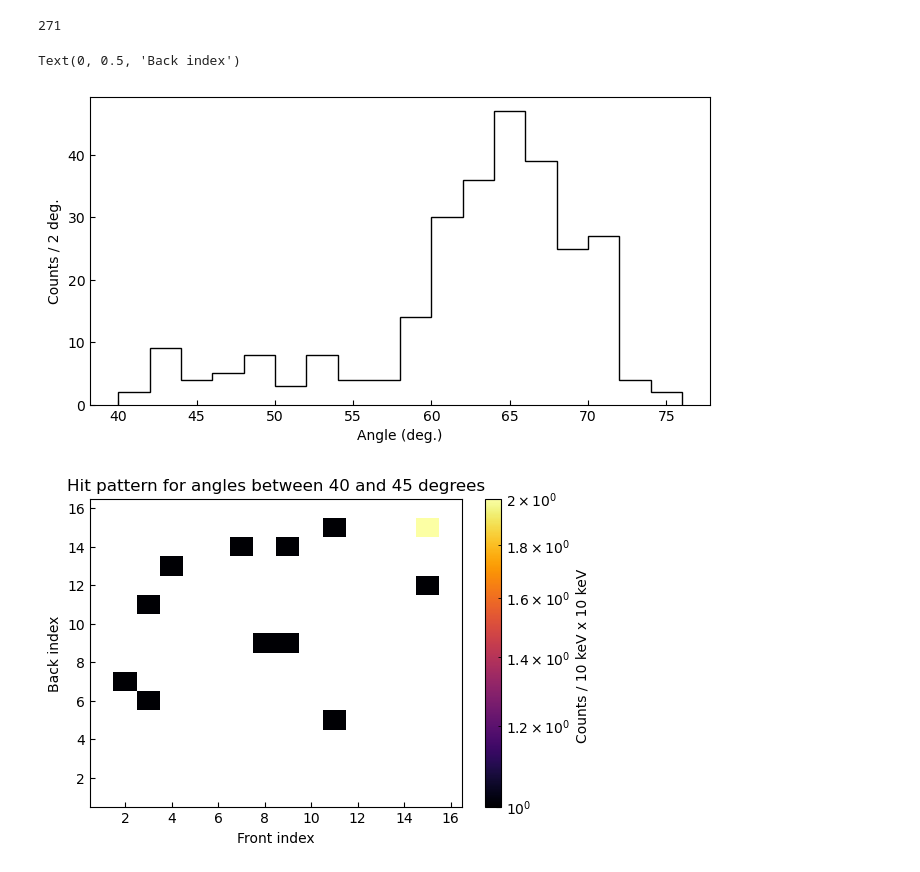
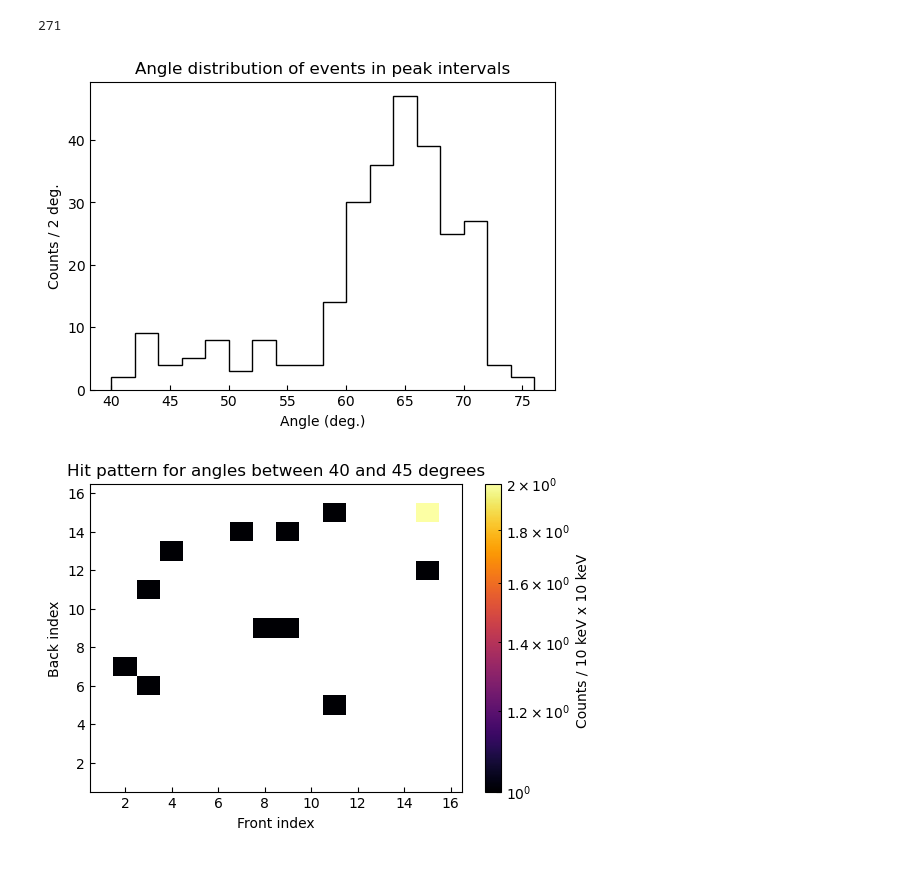
Before and after one commit to phaue/Masters, a Jupyter notebook: analysis/python/dataquality/FinalAnalysis.ipynb, the cells around one changed output. Drawn from its saved outputs; the diff is of its cells as text; code cells hidden in the pictures.

```diff
--- a/analysis/python/dataquality/FinalAnalysis.ipynb
+++ b/analysis/python/dataquality/FinalAnalysis.ipynb
@@ -15,6 +15,8 @@ datapath = "/home/haue/repositories/Masters/data/"
 Si_path = datapath + "bananas/Si"
 Siabove_path = datapath+ "aboveban/Si"
 cuts1 = datapath + "cuts/totcuts.root"
+outputdir = "/home/haue/repositories/Masters/analysis/python/dataquality/report_figs/"
+
 Si_files = glob.glob(os.path.join(Si_path, "*mlio.root"))
 Siabove_files = glob.glob(os.path.join(Siabove_path, "*mlio.root"))
 # %%
@@ -172,40 +186,45 @@ fi = np.array(data_collection["Siabove"]["FI"])[mask]
 bi = np.array(data_collection["Siabove"]["BI"])[mask]
 angles = angles[mask]
 e_withangles = np.array(data_collection["Siabove"]["E"])[mask]
+uncor_fe = np.array(data_collection["Siabove"]["fEdep"])[mask]
+uncor_be = np.array(data_collection["Siabove"]["bEdep"])[mask]
 
-plt.figure(figsize=(8,4))
-plt.hist(angles, bins=np.arange(40,78, 2), histtype='step', color='k')
+plt.figure(figsize=(6,4))
+plt.hist(angles, bins=np.arange(40,78, 2), histtype='step', color='k', label=f"Entries: {len(angles)}")
 plt.xlabel("Angle (deg.)")
 plt.ylabel("Counts / 2 deg.")
+plt.title("Angle distribution of events in peak intervals")
 print(len(angles))
+plt.savefig(outputdir + "angledist.png")
+
 
 ##### Plots of the hitpatterns for each interval of 5 degrees
 #40-76 degrees
 for i in range(45, 77, 5):
     f = [c-0.5 for c,a in zip(fi,angles) if i-5<=a<=i]
     b = [c-0.5 for c,a in zip(bi,angles) if i-5<=a<=i]
     plt.figure(figsize=(6,4))
     plt.hist2d(f, b, bins=(np.arange(0.5, 17.5, 1), np.arange(0.5,17.5,1)),
                    cmap=plt.cm.inferno, norm=mpl.colors.LogNorm(), rasterized=True)
     plt.title(f"Hit pattern for angles between {i-5} and {i} degrees")
     cbar = plt.colorbar()
     cbar.ax.set_ylabel(f"Counts / 10 keV x 10 keV ")
     plt.xlabel('Front index')
     plt.ylabel('Back index')
 
 ##Lastly a total hitpattern for the events
 plt.figure(figsize=(6,4))
 plt.hist2d(fi, bi, bins=(np.arange(0.5, 17.5, 1), np.arange(0.5,17.5,1)),
                 cmap=plt.cm.inferno, norm=mpl.colors.LogNorm(), rasterized=True)
 plt.title(f"Hit pattern for all angles")
 cbar = plt.colorbar()
 cbar.ax.set_ylabel(f"Counts / 10 keV x 10 keV ")
 plt.xlabel('Front index')
 plt.ylabel('Back index')
+plt.savefig(outputdir + "hitpat.png")
 # %% [output]
 271
-Text(0, 0.5, 'Back index')
-[figure, old version]
+[figure, new version]
 [figure]
 [figure]
 [figure]
```
Also changed, not shown: parts of 4 cells of this notebook, 23 other files.
